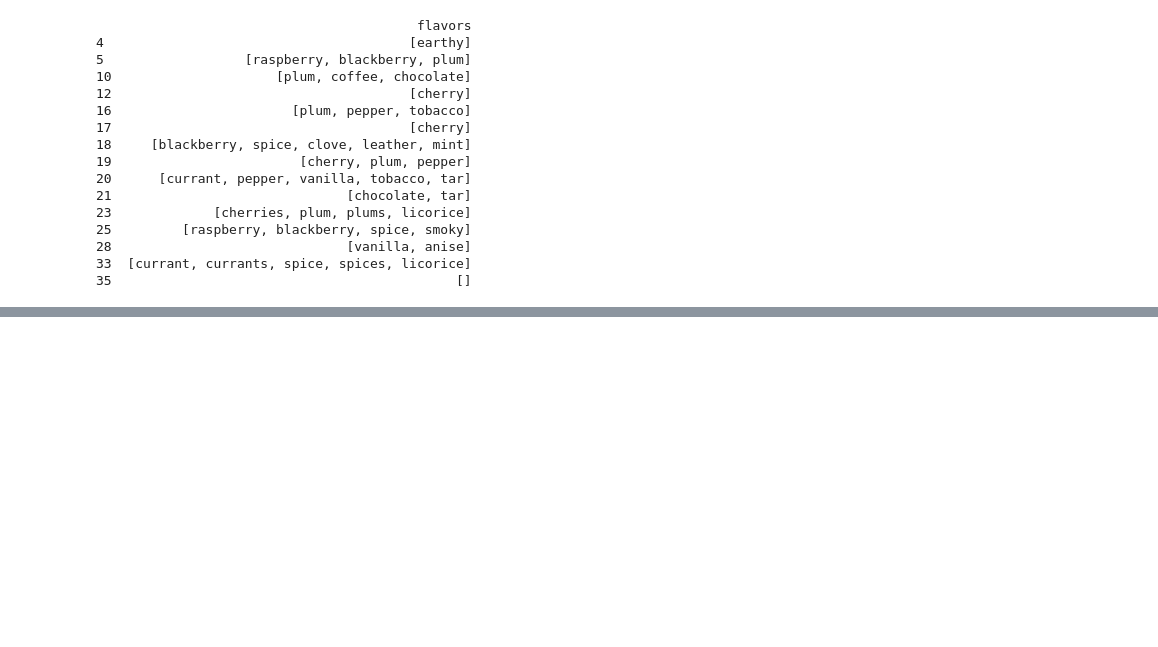
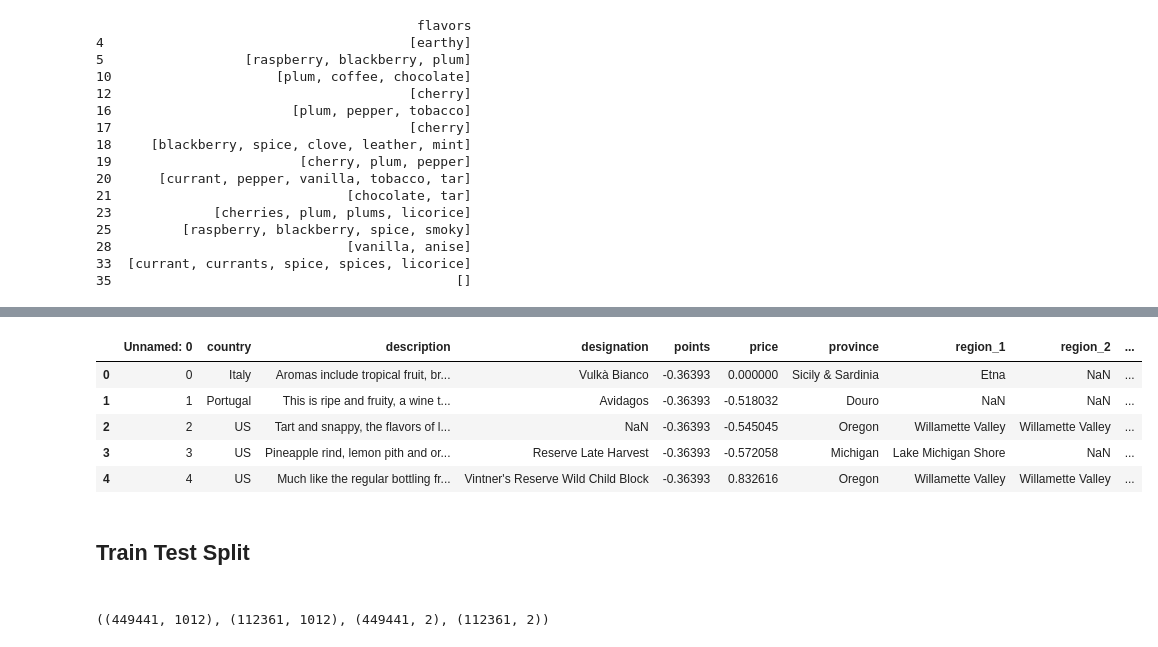
Before and after one commit to dancing-badger/Capstone-2, a Jupyter notebook: What Price for Wine.ipynb, the cells around one changed output, grey strips where cells are left out. Drawn from its saved outputs; the diff is of its cells as text; code cells hidden in the pictures; blank space fills up the shorter version.

Commit message:
Preprocessing and Training Data Development
Including test/train split

```diff
--- a/What Price for Wine.ipynb
+++ b/What Price for Wine.ipynb
@@ -847,0 +918,19 @@ plt.show()
+# %%
+#Function to clean and preprocess the text data
+def preprocess_text(text):
+    """Function to preprocess text data."""
+    # Convert text to lowercase
+    text = text.lower()
+    # Remove punctuation
+    text = text.translate(str.maketrans('', '', string.punctuation))
+    # Remove stopwords
+    stop_words = set(stopwords.words('english'))
+    words = text.split()
+    words = [word for word in words if word not in stop_words]
+    # Lemmatize words
+    lemmatizer = WordNetLemmatizer()
+    lemmatized = [lemmatizer.lemmatize(word) for word in words]
+    return ' '.join(lemmatized)
+# %%
+# Apply preprocessing to the 'description' column.
+df['description_cleaned'] = df['description'].apply(preprocess_text)
@@ -847,0 +946,47 @@ plt.show()
+# %%
+from sklearn.preprocessing import StandardScaler
+# Initialize the StandardScaler
+scaler = StandardScaler()
+
+# Select the columns to be scaled
+columns_to_scale = ['price', 'points']
+
+# Applying the scaler to the selected columns
+# Assuming 'price' might have NaNs, we'll fill them with the mean value.
+df['price'] = df['price'].fillna(df['price'].mean())
+
+# Fit and transform the data
+df[columns_to_scale] = scaler.fit_transform(df[columns_to_scale])
+# %%
+# Displaying the first few rows to verify the scaling
+scaled_data_head = df.head()
+scaled_data_head
+# %% [output]
+|  | Unnamed: 0 | country | description | designation | points | price | province | region_1 | region_2 | ... |
+| 0 | 0 | Italy | Aromas include tropical fruit, br... | Vulkà Bianco | -0.36393 | 0.000000 | Sicily & Sardinia | Etna | NaN | ... |
+| 1 | 1 | Portugal | This is ripe and fruity, a wine t... | Avidagos | -0.36393 | -0.518032 | Douro | NaN | NaN | ... |
+| 2 | 2 | US | Tart and snappy, the flavors of l... | NaN | -0.36393 | -0.545045 | Oregon | Willamette Valley | Willamette Valley | ... |
+| 3 | 3 | US | Pineapple rind, lemon pith and or... | Reserve Late Harvest | -0.36393 | -0.572058 | Michigan | Lake Michigan Shore | NaN | ... |
+| 4 | 4 | US | Much like the regular bottling fr... | Vintner's Reserve Wild Child Block | -0.36393 | 0.832616 | Oregon | Willamette Valley | Willamette Valley | ... |
+# %% [markdown]
+## Train Test Split
+# %% [markdown]
+<a id='train_test'></a>
+# %%
+from sklearn.model_selection import train_test_split
+
+# Merge TF-IDF features with the original DataFrame
+df = pd.concat([df, df_tfidf], axis=1)
+
+# Define target variable and features
+# 'price' is the target variable
+X = df.drop(['price', 'description'], axis=1)  # Drop non-numeric or redundant columns as necessary
+y = df['price']
+
+# Splitting the dataset into training and testing sets
+X_train, X_test, y_train, y_test = train_test_split(X, y, test_size=0.2, random_state=42)
+
+# Checking the shapes of the splits
+X_train.shape, X_test.shape, y_train.shape, y_test.shape
+# %% [output]
+((449441, 1012), (112361, 1012), (449441, 2), (112361, 2))
```
Also changed, not shown: parts of 64 cells of this notebook.
